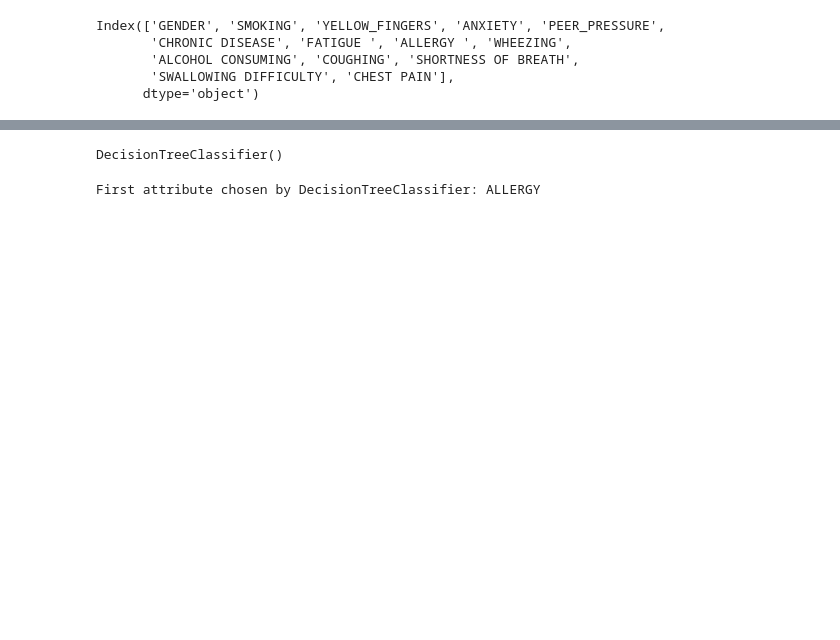
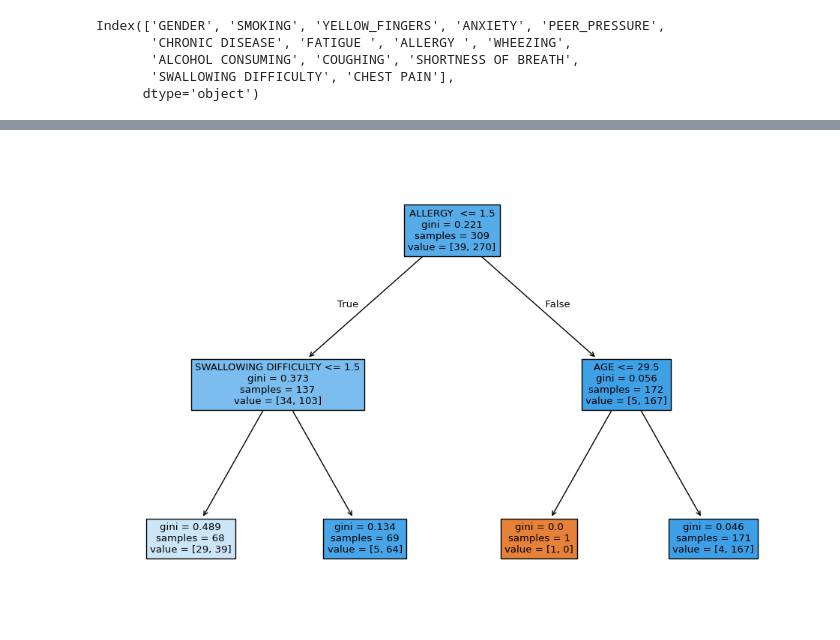
Before and after one commit to jhbellingrath/CS-290-Classwork, a Jupyter notebook: notebooks/gp.ipynb, the cells around one changed output, grey strips where cells are left out. Saved outputs shown, nothing was run; the diff lists cells and outputs as text; code cells hidden in the pictures; blank space fills up the shorter version.

```diff
--- a/notebooks/gp.ipynb
+++ b/notebooks/gp.ipynb
@@ -120,16 +123,17 @@ for col in X.columns:
     if X[col].dtype == 'object':  # Check if the column is object
         X[col] = le.fit_transform(X[col])  # Fit and transform
 # %%
-clf = DecisionTreeClassifier(criterion='gini')
+clf = DecisionTreeClassifier(criterion='gini', max_depth=2)
 clf.fit(X, y)
+plt.figure(figsize=(12, 8))
+tree.plot_tree(clf, filled=True, feature_names=X.columns)
+plt.show()
 # %% [output]
-DecisionTreeClassifier()
+[figure, added]
 # %%
 # Get the first split attribute
 first_split_attribute = X.columns[clf.tree_.feature[0]]
 print("First attribute chosen by DecisionTreeClassifier:", first_split_attribute)
-# %% [output]
-First attribute chosen by DecisionTreeClassifier: ALLERGY
 # %%
 df2=pd.read_csv('https://raw.githubusercontent.com/jhbellingrath/CS-290-Classwork/refs/heads/main/data/Housing_Prices.csv')
 # %%
```
Also changed, not shown: parts of 4 cells of this notebook.
